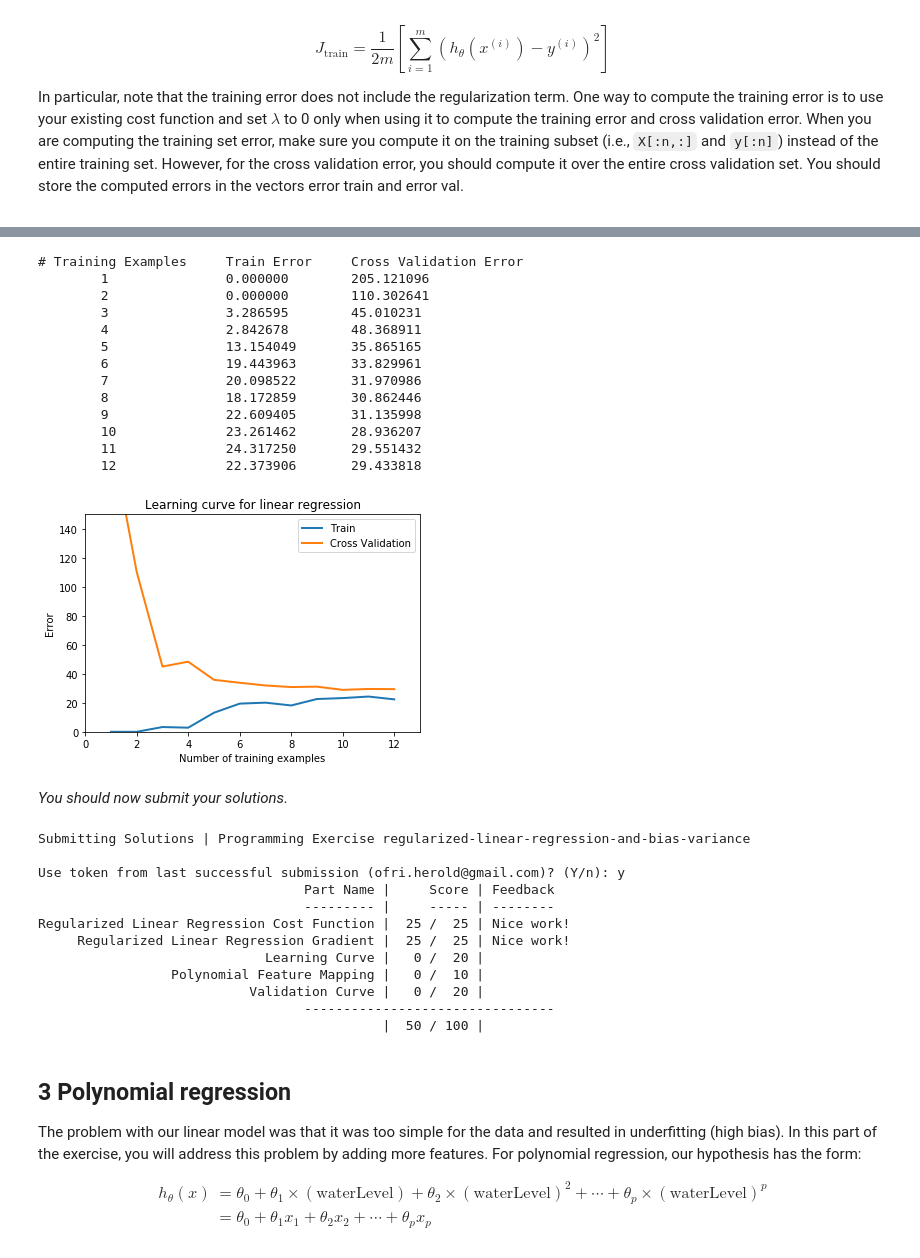
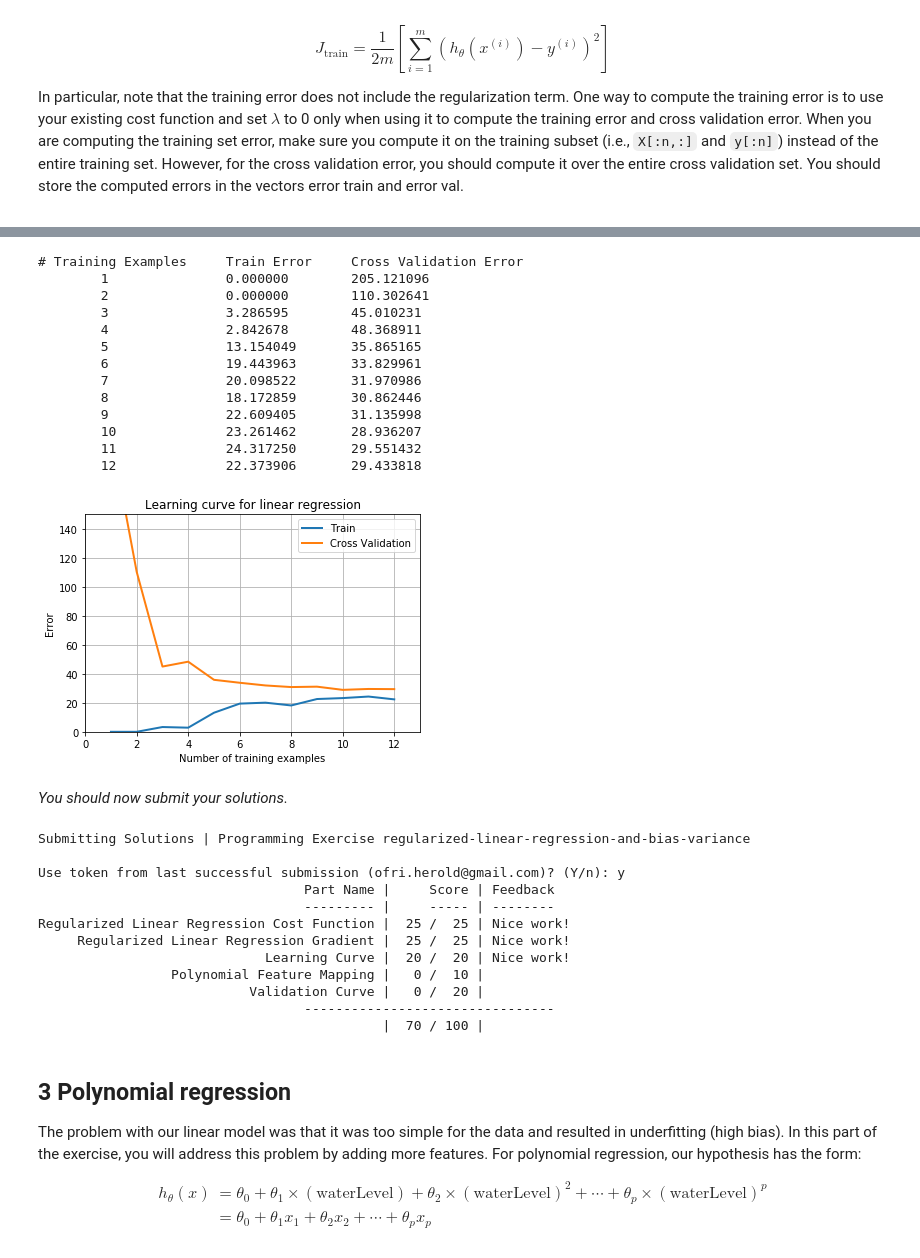
Before and after one commit to Hofled/ml-coursera-python-assignments, a Jupyter notebook: Exercise5/exercise5.ipynb, the cells around one changed output, grey strips where cells are left out. Saved outputs shown, nothing was run; the diff lists cells and outputs as text; code cells hidden in the pictures.

```diff
--- a/Exercise5/exercise5.ipynb
+++ b/Exercise5/exercise5.ipynb
@@ -367,10 +367,9 @@ def learningCurve(X, y, Xval, yval, lambda_=0):
     # ====================== YOUR CODE HERE ======================
 
     for i in range(1, m+1):
-        theta_train = utils.trainLinearReg(linearRegCostFunction,  X[:i, :],  y[:i])
-        theta_val = utils.trainLinearReg(linearRegCostFunction, Xval, yval)
-        error_train[i-1] = linearRegCostFunction(X[:i, :], y[:i], theta_train)[0]
-        error_val[i-1] = linearRegCostFunction(Xval, yval, theta_train)[0]
+        theta_train = utils.trainLinearReg(linearRegCostFunction,  X[:i, :],  y[:i], lambda_)
+        error_train[i-1] = linearRegCostFunction(X[:i, :], y[:i], theta_train, 0)[0]
+        error_val[i-1] = linearRegCostFunction(Xval, yval, theta_train, 0)[0]
 
     # =============================================================
     return error_train, error_val
@@ -383,33 +382,34 @@ In the learning curve figure, you can observe that both the train error and cros
 # %%
 X_aug = np.concatenate([np.ones((m, 1)), X], axis=1)
 Xval_aug = np.concatenate([np.ones((yval.size, 1)), Xval], axis=1)
 error_train, error_val = learningCurve(X_aug, y, Xval_aug, yval, lambda_=0)
 
 pyplot.plot(np.arange(1, m+1), error_train, np.arange(1, m+1), error_val, lw=2)
 pyplot.title('Learning curve for linear regression')
 pyplot.legend(['Train', 'Cross Validation'])
 pyplot.xlabel('Number of training examples')
 pyplot.ylabel('Error')
 pyplot.axis([0, 13, 0, 150])
+pyplot.grid(True)
 
 print('# Training Examples\tTrain Error\tCross Validation Error')
 for i in range(m):
     print('  \t%d\t\t%f\t%f' % (i+1, error_train[i], error_val[i]))
 # %% [output]
 # Training Examples     Train Error     Cross Validation Error
         1               0.000000        205.121096
         2               0.000000        110.302641
         3               3.286595        45.010231
         4               2.842678        48.368911
         5               13.154049       35.865165
         6               19.443963       33.829961
         7               20.098522       31.970986
         8               18.172859       30.862446
         9               22.609405       31.135998
         10              23.261462       28.936207
         11              24.317250       29.551432
         12              22.373906       29.433818
-[figure, old version]
+[figure, new version]
 # %% [markdown]
 *You should now submit your solutions.*
 # %%
@@ -423,11 +423,11 @@ Use token from last successful submission (ofri.herold@gmail.com)? (Y/n): y
                                   --------- |     ----- | --------
 Regularized Linear Regression Cost Function |  25 /  25 | Nice work!
      Regularized Linear Regression Gradient |  25 /  25 | Nice work!
-                             Learning Curve |   0 /  20 |
+                             Learning Curve |  20 /  20 | Nice work!
                  Polynomial Feature Mapping |   0 /  10 |
                            Validation Curve |   0 /  20 |
                                   --------------------------------
-                                            |  50 / 100 |
+                                            |  70 / 100 |
 # %% [markdown]
 <a id="section4"></a>
 
```
